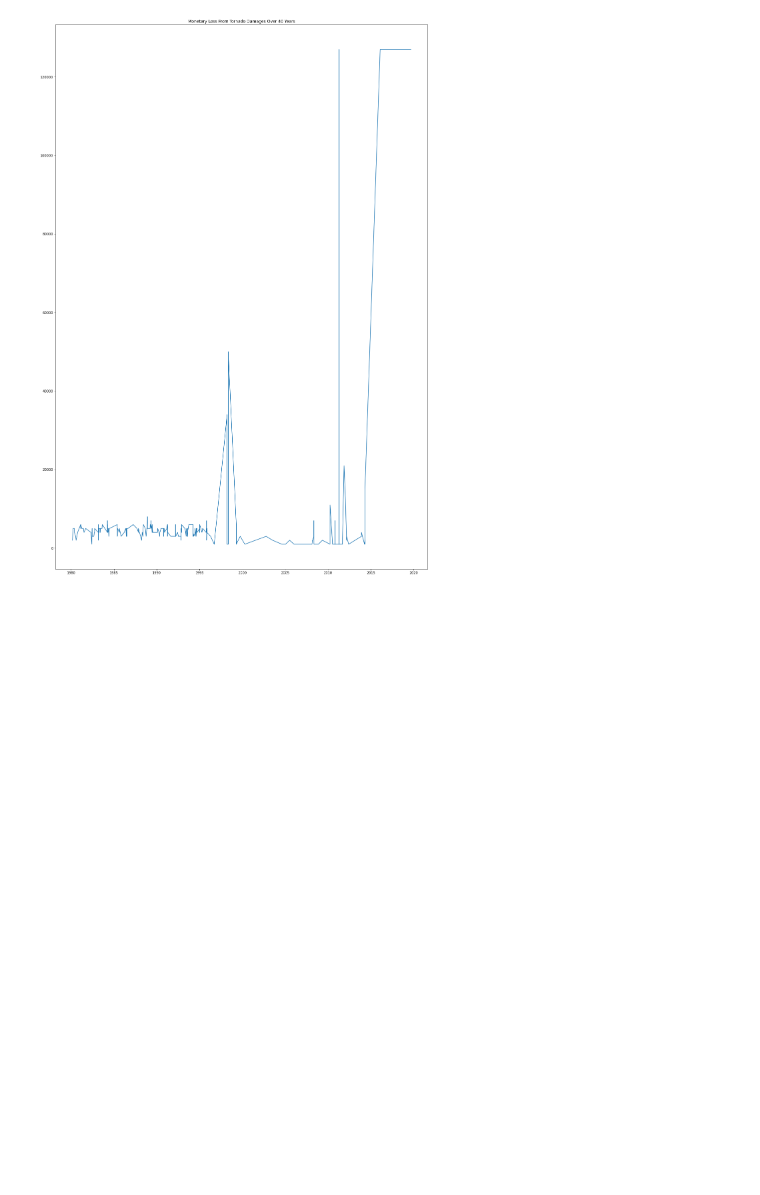
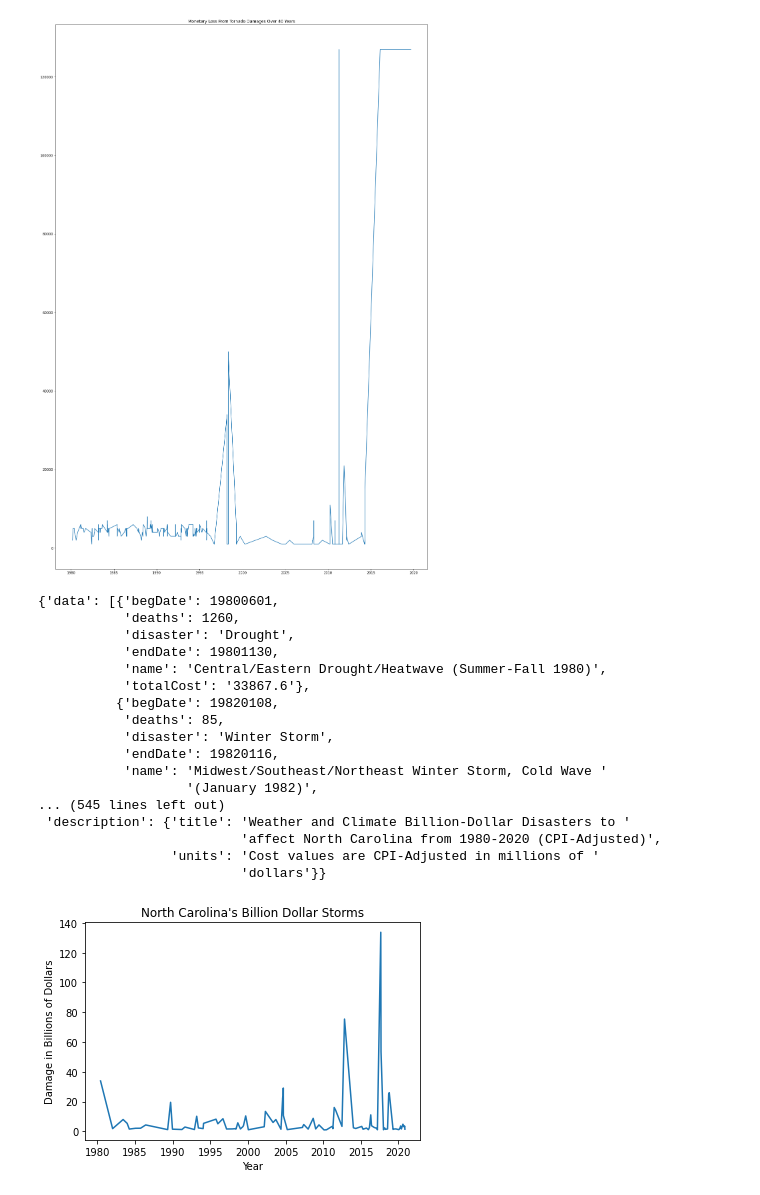
Before and after one commit to 1der4k/Data_Analysis_Project_1, a Jupyter notebook: Final_Weather_Notebook.ipynb, the cells around one changed output. Saved outputs shown, nothing was run; the diff lists cells and outputs as text; code cells hidden in the pictures; blank space fills up the shorter version.

Commit message:
add storms code to the final notebook

```diff
--- a/Final_Weather_Notebook.ipynb
+++ b/Final_Weather_Notebook.ipynb
@@ -706,3 +711,50 @@ Text(0.5, 1.0, 'Monetary Loss From Tornado Damages Over 40 Years')
 [figure]
 [figure]
 [figure]
+# %%
+# STORMS
+
+url = 'https://www.ncdc.noaa.gov/billions/events-NC-1980-2020.json'
+data = requests.get(url).json()
+pprint(data)
+
+
+startdates=[]
+costs=[]
+for storm in data["data"]:
+    Date=storm["begDate"]
+    convertedDate=datetime.date(int(str(Date)[0:4]),int(str(Date)[4:6]),int(str(Date)[6:]))
+    startdates.append(convertedDate)
+    costs.append(float(storm["totalCost"])/1000)
+
+
+
+
+costs
+
+startdates=sorted(startdates)
+
+plt.plot(startdates,costs)
+plt.xlabel('Year')
+plt.ylabel('Damage in Billions of Dollars')
+plt.title("North Carolina's Billion Dollar Storms")
+plt.savefig("billion_graph.png")
+# %% [output]
+{'data': [{'begDate': 19800601,
+           'deaths': 1260,
+           'disaster': 'Drought',
+           'endDate': 19801130,
+           'name': 'Central/Eastern Drought/Heatwave (Summer-Fall 1980)',
+           'totalCost': '33867.6'},
+          {'begDate': 19820108,
+           'deaths': 85,
+           'disaster': 'Winter Storm',
+           'endDate': 19820116,
+           'name': 'Midwest/Southeast/Northeast Winter Storm, Cold Wave '
+                   '(January 1982)',
+... (545 lines left out)
+ 'description': {'title': 'Weather and Climate Billion-Dollar Disasters to '
+                          'affect North Carolina from 1980-2020 (CPI-Adjusted)',
+                 'units': 'Cost values are CPI-Adjusted in millions of '
+                          'dollars'}}
+[figure, added]
```
Also changed, not shown: parts of 2 cells of this notebook, 3 other files.
